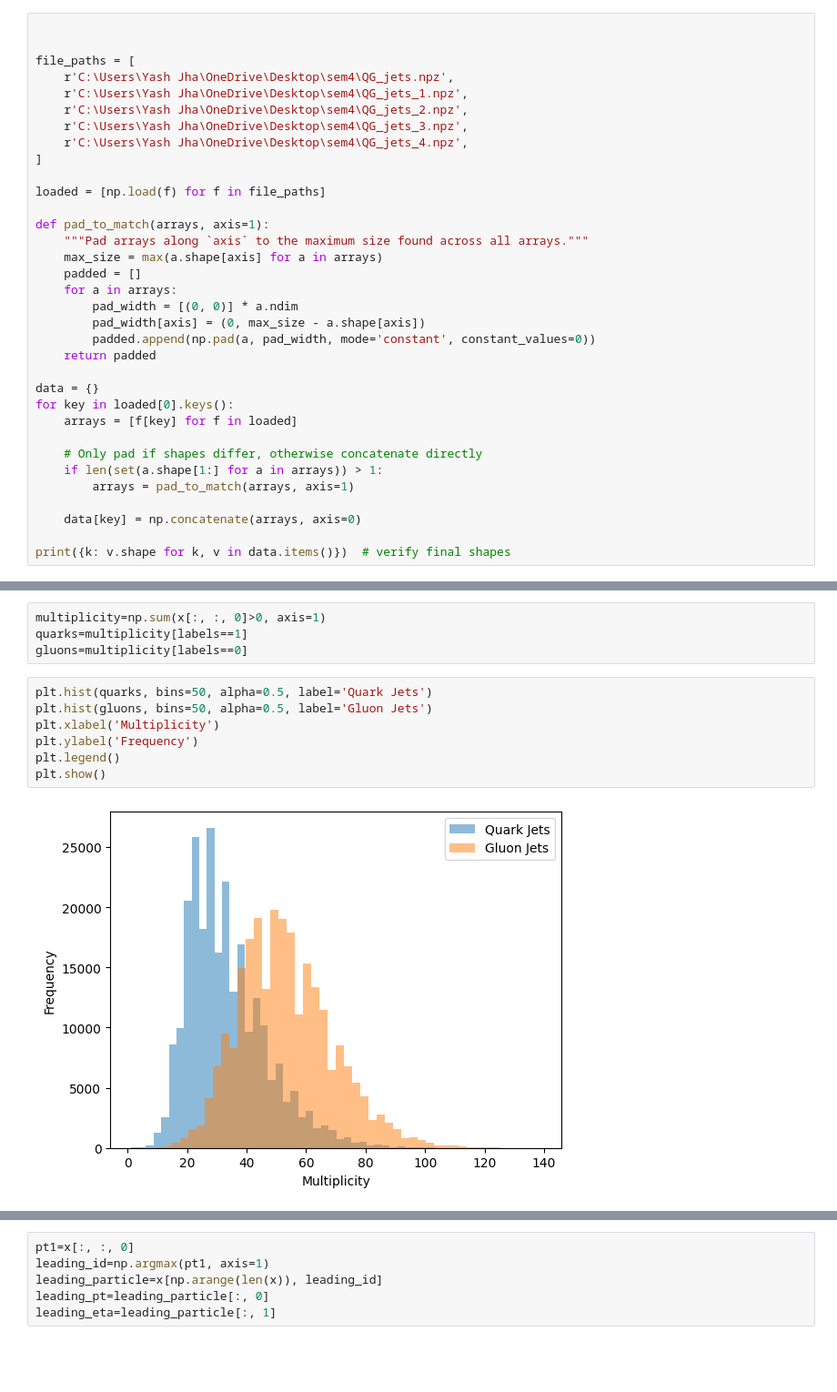
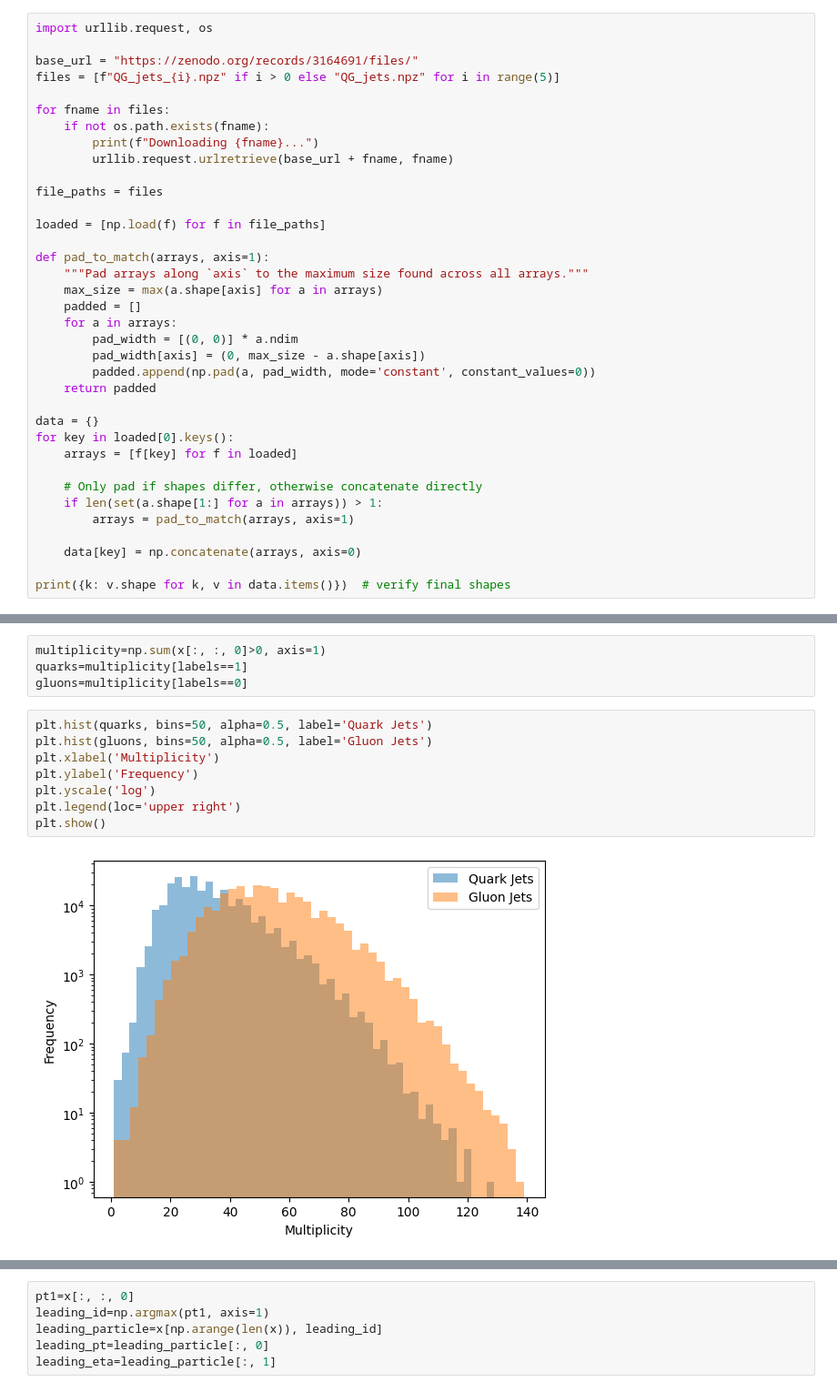
Before and after one commit to YashJha12421/HEP_Simulation, a Jupyter notebook: JET_PARTICLES.ipynb, the cells around one changed output, grey strips where cells are left out. Shown at 91% size. Saved outputs shown, nothing was run; the diff lists cells and outputs as text; blank space fills up the shorter version.

```diff
--- a/JET_PARTICLES.ipynb
+++ b/JET_PARTICLES.ipynb
@@ -10,15 +8,17 @@ import matplotlib.pyplot as plt
 # %% [markdown]
 **(a) Data loading & exploration**
 # %%
+import urllib.request, os
 
+base_url = "https://zenodo.org/records/3164691/files/"
+files = [f"QG_jets_{i}.npz" if i > 0 else "QG_jets.npz" for i in range(5)]
 
-file_paths = [
-    r'C:\Users\Yash Jha\OneDrive\Desktop\sem4\QG_jets.npz',
-    r'C:\Users\Yash Jha\OneDrive\Desktop\sem4\QG_jets_1.npz',
-    r'C:\Users\Yash Jha\OneDrive\Desktop\sem4\QG_jets_2.npz',
-    r'C:\Users\Yash Jha\OneDrive\Desktop\sem4\QG_jets_3.npz',
-    r'C:\Users\Yash Jha\OneDrive\Desktop\sem4\QG_jets_4.npz',
-]
+for fname in files:
+    if not os.path.exists(fname):
+        print(f"Downloading {fname}...")
+        urllib.request.urlretrieve(base_url + fname, fname)
+
+file_paths = files
 
 loaded = [np.load(f) for f in file_paths]
 
@@ -67,9 +67,10 @@ gluons=multiplicity[labels==0]
 # %%
 plt.hist(quarks, bins=50, alpha=0.5, label='Quark Jets')
 plt.hist(gluons, bins=50, alpha=0.5, label='Gluon Jets')
 plt.xlabel('Multiplicity')
 plt.ylabel('Frequency')
-plt.legend()
+plt.yscale('log')
+plt.legend(loc='upper right')
 plt.show()
 # %% [output]
-[figure, old version]
+[figure, new version]
```
Also changed, not shown: parts of 23 cells of this notebook.
